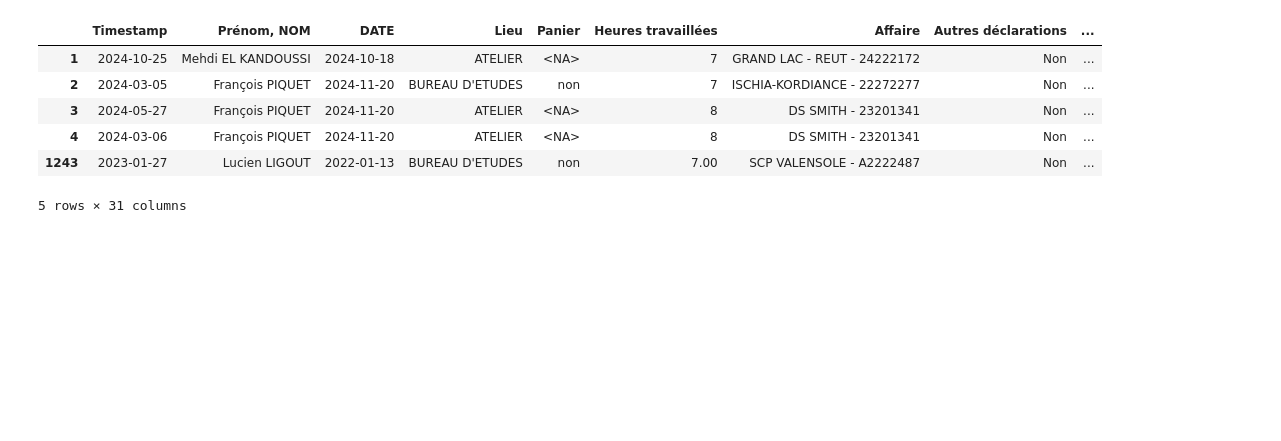
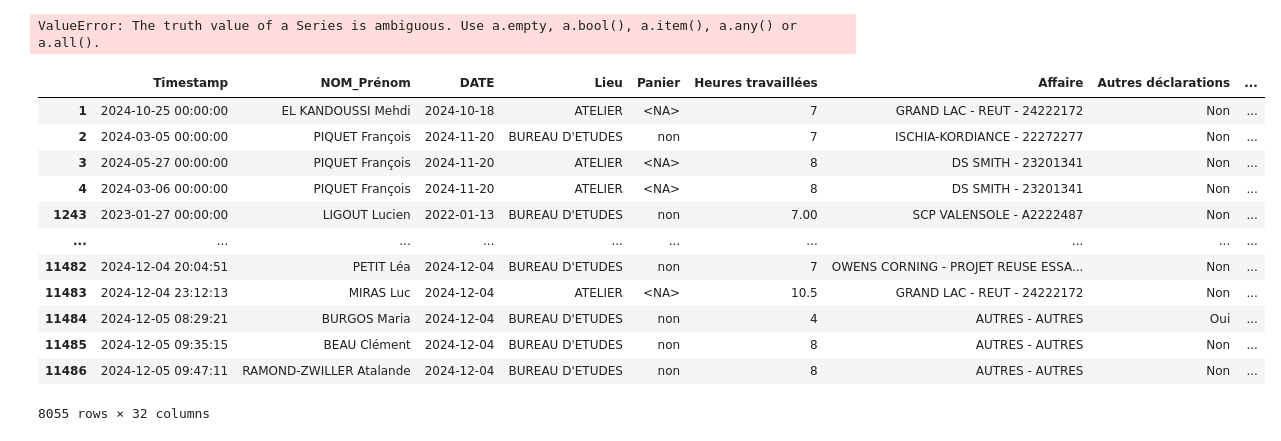
Before and after one commit to Messine-7/Heure_chemdoc, a Jupyter notebook: Script.ipynb, the cells around one changed output. Drawn from its saved outputs; the diff is of its cells as text; code cells hidden in the pictures; blank space fills up the shorter version.

```diff
--- a/Script.ipynb
+++ b/Script.ipynb
@@ -74,15 +58,6 @@ df["DATE"] = pd.to_datetime(df["DATE"])
 df["Annee"] = df["DATE"].dt.year
 df["Mois"] = df["DATE"].dt.strftime('%m-%B')
 df["N_semaine"] = df["DATE"].dt.isocalendar().week
-df.head(5)
-# %% [output]
-|  | Timestamp | Prénom, NOM | DATE | Lieu | Panier | Heures travaillées | Affaire | Autres déclarations | ... |
-| 1 | 2024-10-25 | Mehdi EL KANDOUSSI | 2024-10-18 | ATELIER | <NA> | 7 | GRAND LAC - REUT - 24222172 | Non | ... |
-| 2 | 2024-03-05 | François PIQUET | 2024-11-20 | BUREAU D'ETUDES | non | 7 | ISCHIA-KORDIANCE - 22272277 | Non | ... |
-| 3 | 2024-05-27 | François PIQUET | 2024-11-20 | ATELIER | <NA> | 8 | DS SMITH - 23201341 | Non | ... |
-| 4 | 2024-03-06 | François PIQUET | 2024-11-20 | ATELIER | <NA> | 8 | DS SMITH - 23201341 | Non | ... |
-| 1243 | 2023-01-27 | Lucien LIGOUT | 2022-01-13 | BUREAU D'ETUDES | non | 7.00 | SCP VALENSOLE - A2222487 | Non | ... |
-5 rows × 31 columns
 # %%
 #identification de la list des intérims
 list_interim = ['TECHNICIEN MONTEUR1', 'ELECTROTECHNICIEN INDUSTRIEL2', 'MANUTENTIONNAIRE INDUSTRIEL1','ELECTROTECHNICIEN INDUSTRIEL1']
@@ -104,3 +79,30 @@ df.columns.values[5] = "HEURE_DECLAREE"
+# %%
+# Sélectionner uniquement les colonnes "Heures travaillées"
+heures_travail = df.filter(like="Heures travaillées", axis=1)
+
+# Remplacer les virgules par des points et convertir en float
+heures_travail = heures_travail.apply(lambda x: x if x == pd.NA else x.str.replace(",", ".").astype(float))
+
+# Agréger les colonnes "Heures travaillées" par addition
+df["Heures_travaillées_total_jour"] = heures_travail.sum(axis=1)
+# %% [output]
+ValueError: The truth value of a Series is ambiguous. Use a.empty, a.bool(), a.item(), a.any() or a.all().
+# %%
+df
+# %% [output]
+|  | Timestamp | NOM_Prénom | DATE | Lieu | Panier | Heures travaillées | Affaire | Autres déclarations | ... |
+| 1 | 2024-10-25 00:00:00 | EL KANDOUSSI Mehdi | 2024-10-18 | ATELIER | <NA> | 7 | GRAND LAC - REUT - 24222172 | Non | ... |
+| 2 | 2024-03-05 00:00:00 | PIQUET François | 2024-11-20 | BUREAU D'ETUDES | non | 7 | ISCHIA-KORDIANCE - 22272277 | Non | ... |
+| 3 | 2024-05-27 00:00:00 | PIQUET François | 2024-11-20 | ATELIER | <NA> | 8 | DS SMITH - 23201341 | Non | ... |
+| 4 | 2024-03-06 00:00:00 | PIQUET François | 2024-11-20 | ATELIER | <NA> | 8 | DS SMITH - 23201341 | Non | ... |
+| 1243 | 2023-01-27 00:00:00 | LIGOUT Lucien | 2022-01-13 | BUREAU D'ETUDES | non | 7.00 | SCP VALENSOLE - A2222487 | Non | ... |
+| ... | ... | ... | ... | ... | ... | ... | ... | ... | ... |
+| 11482 | 2024-12-04 20:04:51 | PETIT Léa | 2024-12-04 | BUREAU D'ETUDES | non | 7 | OWENS CORNING - PROJET REUSE ESSA... | Non | ... |
+| 11483 | 2024-12-04 23:12:13 | MIRAS Luc | 2024-12-04 | ATELIER | <NA> | 10.5 | GRAND LAC - REUT - 24222172 | Non | ... |
+| 11484 | 2024-12-05 08:29:21 | BURGOS Maria | 2024-12-04 | BUREAU D'ETUDES | non | 4 | AUTRES - AUTRES | Oui | ... |
+| 11485 | 2024-12-05 09:35:15 | BEAU Clément | 2024-12-04 | BUREAU D'ETUDES | non | 8 | AUTRES - AUTRES | Non | ... |
+| 11486 | 2024-12-05 09:47:11 | RAMOND-ZWILLER Atalande | 2024-12-04 | BUREAU D'ETUDES | non | 8 | AUTRES - AUTRES | Non | ... |
+8055 rows × 32 columns
 # %%
 #Transfomation de Heure déclaré en float
 df["HEURE_DECLAREE"] = df["HEURE_DECLAREE"].astype(float)
```
Also changed, not shown: parts of 11 cells of this notebook, 2 other files.
